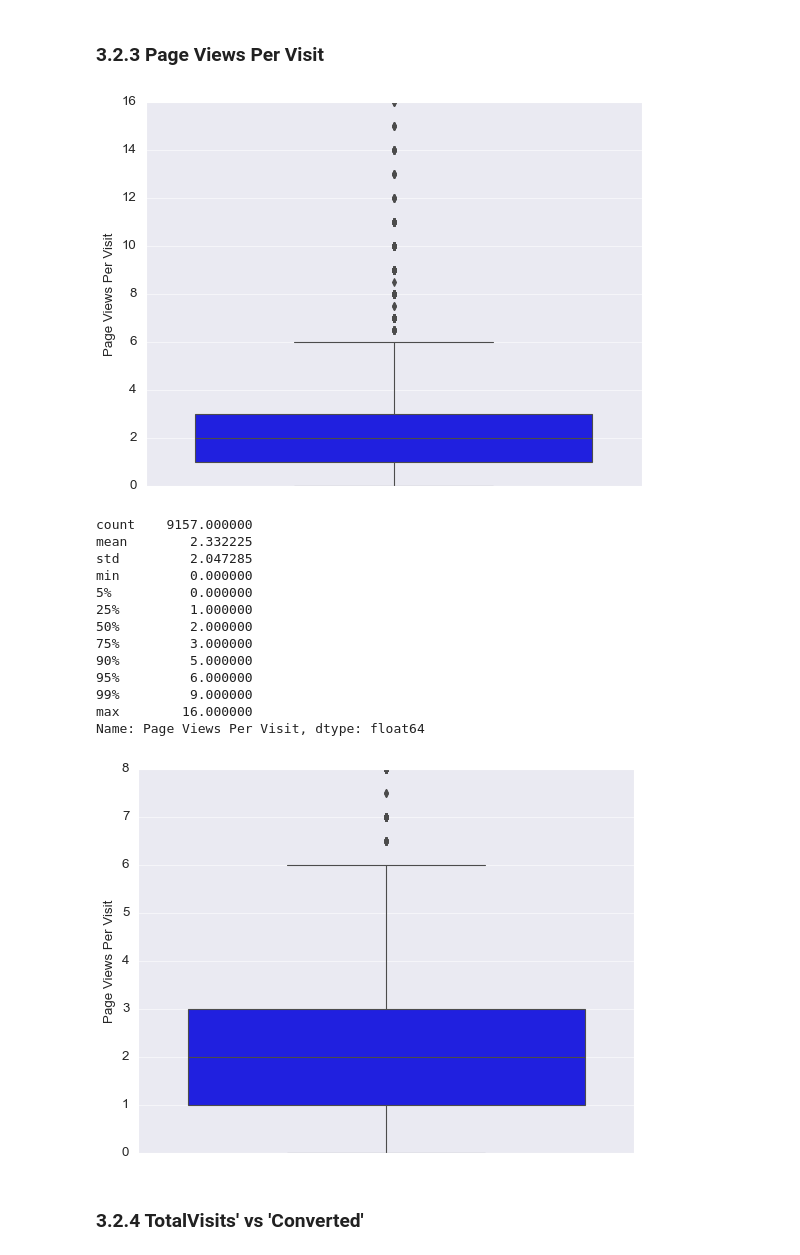
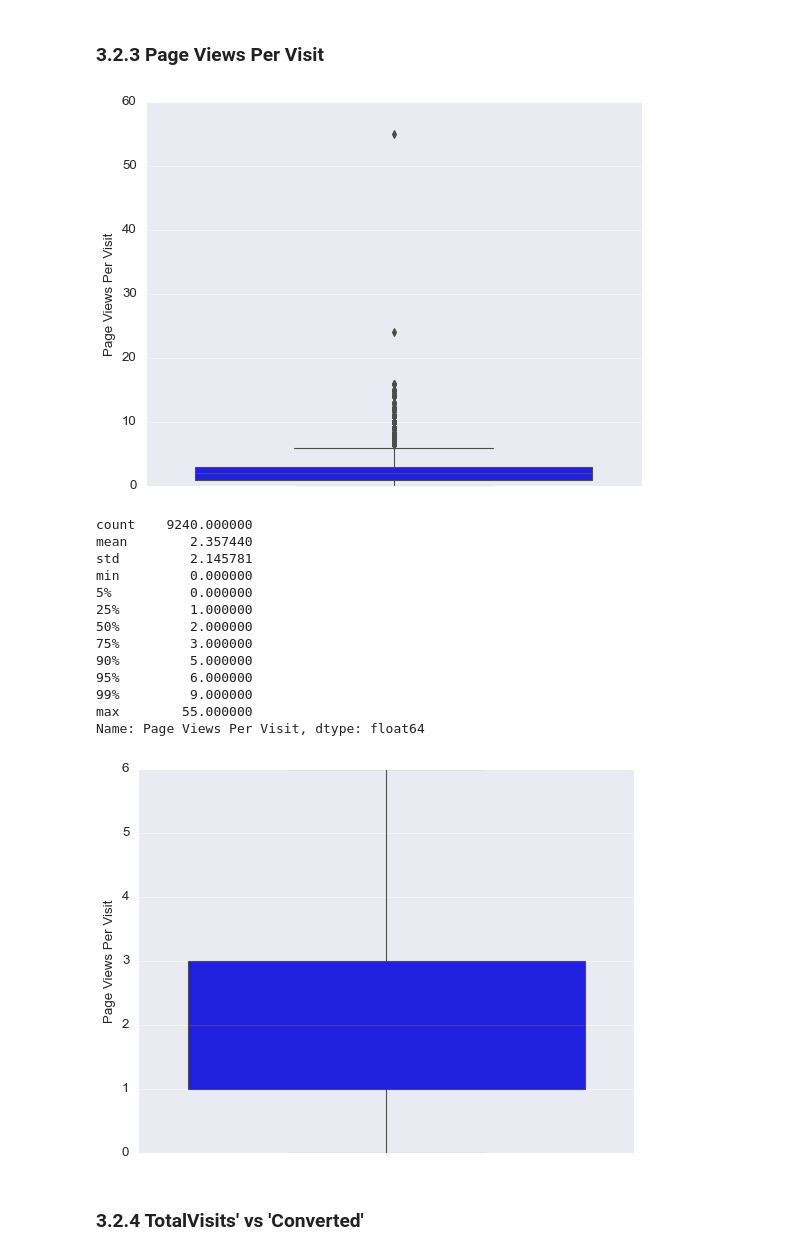
Before and after one commit to ANKIT21111/leadScore_conversion, a Jupyter notebook: leadscoredataprocess.ipynb, the cells around one changed output. Drawn from its saved outputs; the diff is of its cells as text; code cells hidden in the pictures.

```diff
--- a/leadscoredataprocess.ipynb
+++ b/leadscoredataprocess.ipynb
@@ -457,6 +457,8 @@ india            6492
 Not Specified    2461
 outside india     287
 Name: Country, dtype: int64
+# %%
+leadf =leadf.drop('Country', axis=1)
 # %% [markdown]
 #### 2.3.7 HANDLING Last Activity NULL VALUES
 # %%
@@ -693,8 +698,3 @@ memory usage: 1010.8+ KB
-# %%
-def bin(x):
-    return x.map({'Yes':1,'No':0})
-vari=['Do Not Email','A free copy of Mastering The Interview']
-leadfinal[vari] = leadfinal[vari].apply(bin)
 # %% [markdown]
 ## STEP 3: EXPLORATORY DATA ANALYSIS(EDA)
 # %% [markdown]
@@ -789,7 +796,11 @@ min         0.000000
 max       251.000000
 Name: TotalVisits, dtype: float64
 # %%
-leadfinal = leadfinal[(leadfinal['TotalVisits'] <= leadfinal['TotalVisits'].quantile(0.99))]
-sns.boxplot(y = leadfinal['TotalVisits'])
+percentiles = leadfinal['TotalVisits'].quantile([0.05,0.95]).values
+leadfinal['TotalVisits'][leadfinal['TotalVisits'] <= percentiles[0]] = percentiles[0]
+leadfinal['TotalVisits'][leadfinal['TotalVisits'] >= percentiles[1]] = percentiles[1]
+
+#visualizing variable after outlier treatment
+sns.boxplot(y=leadfinal['TotalVisits'])
 plt.show()
 # %% [output]
@@ -807,13 +818,13 @@ plt.show()
 sns.boxplot(y = leadfinal['Page Views Per Visit'])
 plt.show()
 # %% [output]
-[figure, old version]
+[figure, new version]
 # %%
 leadfinal['Page Views Per Visit'].describe(percentiles = [0.05, 0.25, 0.5, 0.75, 0.90, 0.95, 0.99])
 # %% [output]
-count    9157.000000
-mean        2.332225
-std         2.047285
+count    9240.000000
+mean        2.357440
+std         2.145781
 min         0.000000
 5%          0.000000
 25%         1.000000
@@ -822,14 +833,18 @@ min         0.000000
 90%         5.000000
 95%         6.000000
 99%         9.000000
-max        16.000000
+max        55.000000
 Name: Page Views Per Visit, dtype: float64
 # %%
-leadfinal = leadfinal[(leadfinal['Page Views Per Visit'] <= leadfinal['Page Views Per Visit'].quantile(0.99))]
-sns.boxplot(y = leadfinal['Page Views Per Visit'])
+percentiles = leadfinal['Page Views Per Visit'].quantile([0.05,0.95]).values
+leadfinal['Page Views Per Visit'][leadfinal['Page Views Per Visit'] <= percentiles[0]] = percentiles[0]
+leadfinal['Page Views Per Visit'][leadfinal['Page Views Per Visit'] >= percentiles[1]] = percentiles[1]
+
+#visualizing variable after outlier treatment
+sns.boxplot(y=leadfinal['Page Views Per Visit'])
 plt.show()
 # %% [output]
-[figure, old version]
+[figure, new version]
 # %% [markdown]
 ### 3.2.4 TotalVisits' vs 'Converted'
 # %%
```
Also changed, not shown: parts of 38 cells of this notebook, 1 other file.
